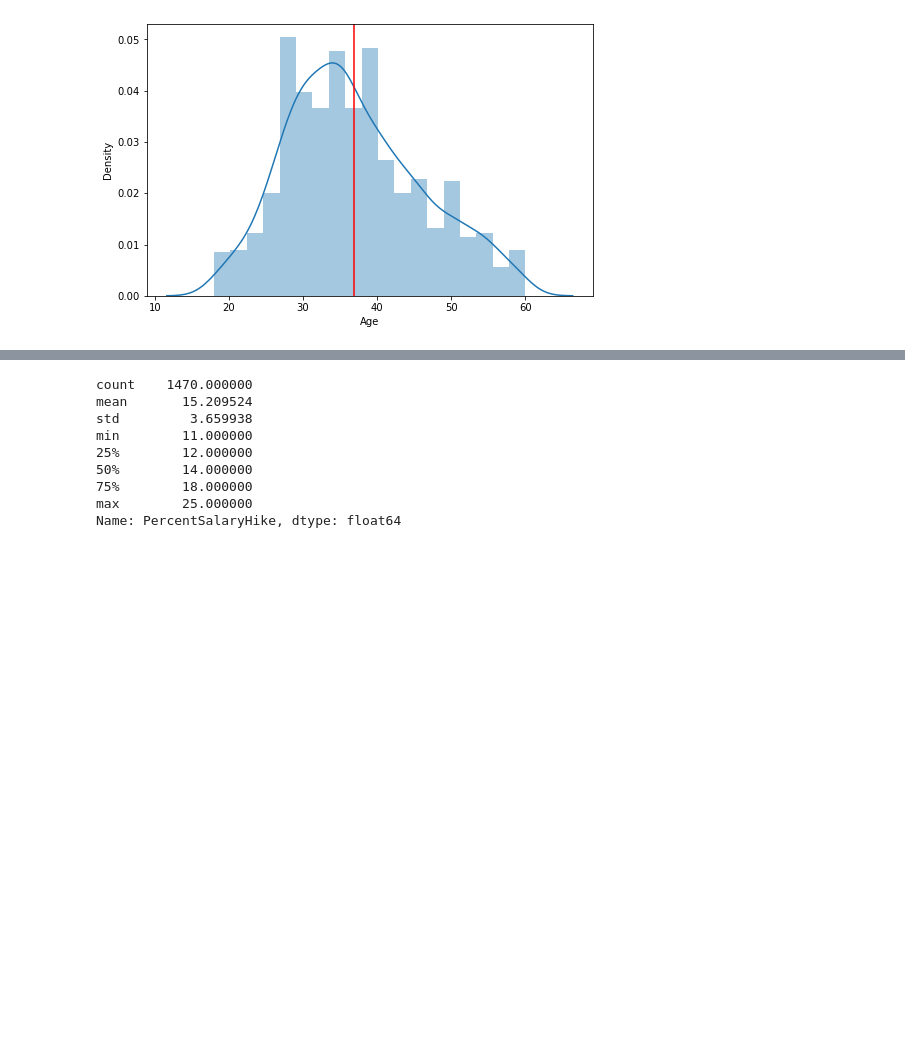
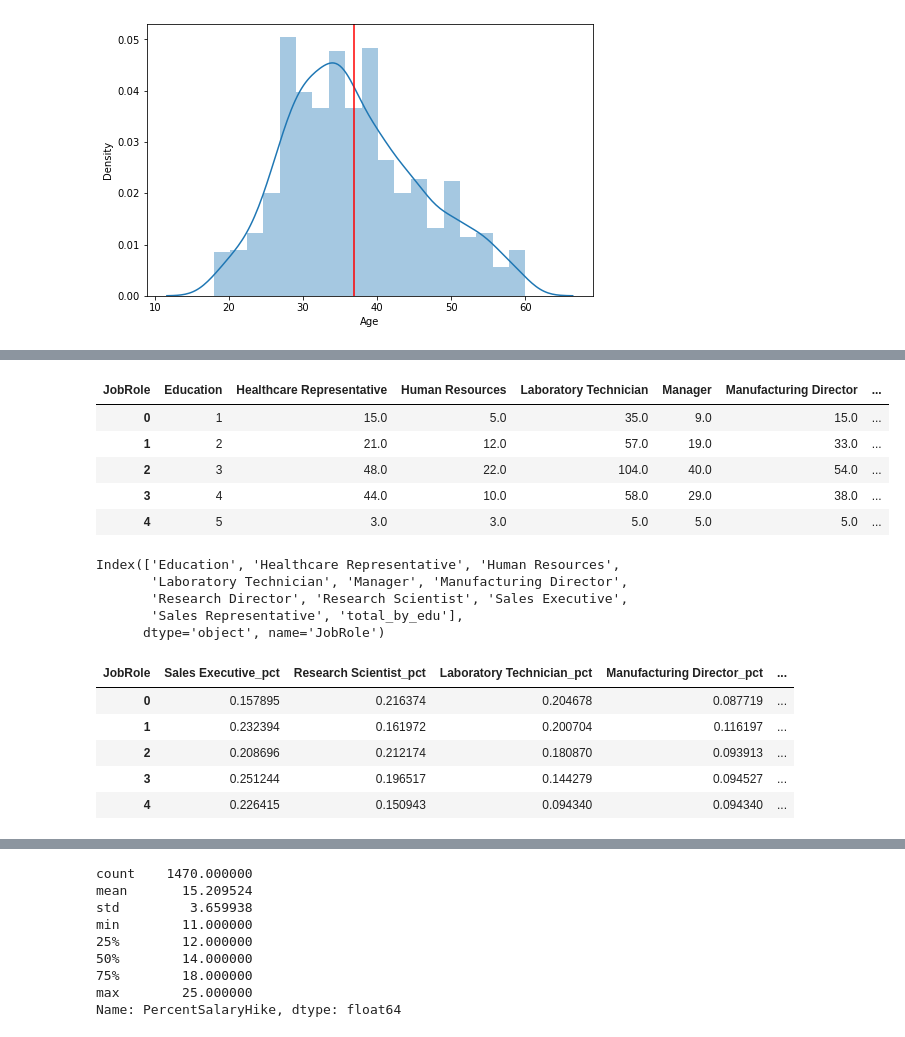
Before and after one commit to rage-against-the-machine-learning/simulate-employee-attrition, a Jupyter notebook: notebooks/2021-10-16-Data-EDA.ipynb, the cells around one changed output, grey strips where cells are left out. Saved outputs shown, nothing was run; the diff lists cells and outputs as text; code cells hidden in the pictures; blank space fills up the shorter version.

Commit message:
jobrole analysis

```diff
--- a/notebooks/2021-10-16-Data-EDA.ipynb
+++ b/notebooks/2021-10-16-Data-EDA.ipynb
@@ -97,0 +109,8 @@ age_fig.savefig('../reports/figures/age-distribution.png')
+# %%
+less_22_edu_total = ibm[(ibm['Age'] >= 18) & (ibm['Age'] < 22)]['Education'].count()
+
+age_18_22 = pd.DataFrame(ibm[(ibm['Age'] >= 18) & (ibm['Age'] < 22)]['Education'].value_counts() / less_22_edu_total).T
+age_18_22['total_count'] = less_22_edu_total
+age_18_22.reset_index(inplace=True)
+age_18_22.rename(columns={'index': 'age_group'}, inplace=True)
+age_18_22.index = ['18-22']
@@ -97,0 +161,21 @@ age_fig.savefig('../reports/figures/age-distribution.png')
+# %%
+less_60_edu_total = ibm[(ibm['Age'] >= 54)]['Education'].count()
+
+age_54_60 = pd.DataFrame(ibm[(ibm['Age'] >= 54)]['Education'].value_counts() / less_60_edu_total).T
+age_54_60['total_count'] = less_60_edu_total
+age_54_60.reset_index(inplace=True)
+age_54_60.rename(columns={'index': 'age_group'}, inplace=True)
+age_54_60.index = ['54+']
+age_54_60
+
+age_group_edu_df = pd.concat([age_group_edu_df, age_54_60])
+# %%
+age_group_edu = age_group_edu_df.drop('age_group', axis=1)[[1, 2, 3, 4, 5, 'total_count']]
+age_group_edu['count_pct_of_total'] = age_group_edu['total_count'] / age_group_edu['total_count'].sum()
+
+for c in age_group_edu.columns:
+    if type(c) == int:
+        age_group_edu[f'{str(c)}_joint_pdf'] = round(age_group_edu[c] * age_group_edu['count_pct_of_total'], 4)
+
+age_edu_pdf = age_group_edu[['1_joint_pdf', '2_joint_pdf', '3_joint_pdf', '4_joint_pdf', '5_joint_pdf']]
+age_edu_pdf
@@ -97,0 +210,34 @@ age_fig.savefig('../reports/figures/age-distribution.png')
+# %%
+count_edu_cap_jobrole = pd.pivot_table(ibm, index='Education', columns='JobRole', aggfunc='count')[['Age']]
+count_edu_cap_jobrole.reset_index(drop=False, inplace=True)
+count_edu_cap_jobrole.columns = count_edu_cap_jobrole.columns.droplevel(0)
+count_edu_cap_jobrole.rename(columns={'':'Education'}, inplace=True)
+count_edu_cap_jobrole['total_by_edu'] = count_edu_cap_jobrole.sum(axis=1)
+display(count_edu_cap_jobrole)
+print(count_edu_cap_jobrole.columns)
+
+pct_edu_cap_jobrole = count_edu_cap_jobrole.copy()
+
+for role in ibm['JobRole'].unique().tolist():
+    pct_edu_cap_jobrole[f'{role}_pct'] = pct_edu_cap_jobrole[role]/pct_edu_cap_jobrole['total_by_edu']
+
+pct_edu_cap_jobrole = pct_edu_cap_jobrole[[c for c in pct_edu_cap_jobrole.columns if 'pct' in c]]
+pct_edu_cap_jobrole['most_likely'] =
+# %% [output]
+| JobRole | Education | Healthcare Representative | Human Resources | Laboratory Technician | Manager | Manufacturing Director | ... |
+| 0 | 1 | 15.0 | 5.0 | 35.0 | 9.0 | 15.0 | ... |
+| 1 | 2 | 21.0 | 12.0 | 57.0 | 19.0 | 33.0 | ... |
+| 2 | 3 | 48.0 | 22.0 | 104.0 | 40.0 | 54.0 | ... |
+| 3 | 4 | 44.0 | 10.0 | 58.0 | 29.0 | 38.0 | ... |
+| 4 | 5 | 3.0 | 3.0 | 5.0 | 5.0 | 5.0 | ... |
+Index(['Education', 'Healthcare Representative', 'Human Resources',
+       'Laboratory Technician', 'Manager', 'Manufacturing Director',
+       'Research Director', 'Research Scientist', 'Sales Executive',
+       'Sales Representative', 'total_by_edu'],
+      dtype='object', name='JobRole')
+| JobRole | Sales Executive_pct | Research Scientist_pct | Laboratory Technician_pct | Manufacturing Director_pct | ... |
+| 0 | 0.157895 | 0.216374 | 0.204678 | 0.087719 | ... |
+| 1 | 0.232394 | 0.161972 | 0.200704 | 0.116197 | ... |
+| 2 | 0.208696 | 0.212174 | 0.180870 | 0.093913 | ... |
+| 3 | 0.251244 | 0.196517 | 0.144279 | 0.094527 | ... |
+| 4 | 0.226415 | 0.150943 | 0.094340 | 0.094340 | ... |
```
Also changed, not shown: parts of 35 cells of this notebook.
